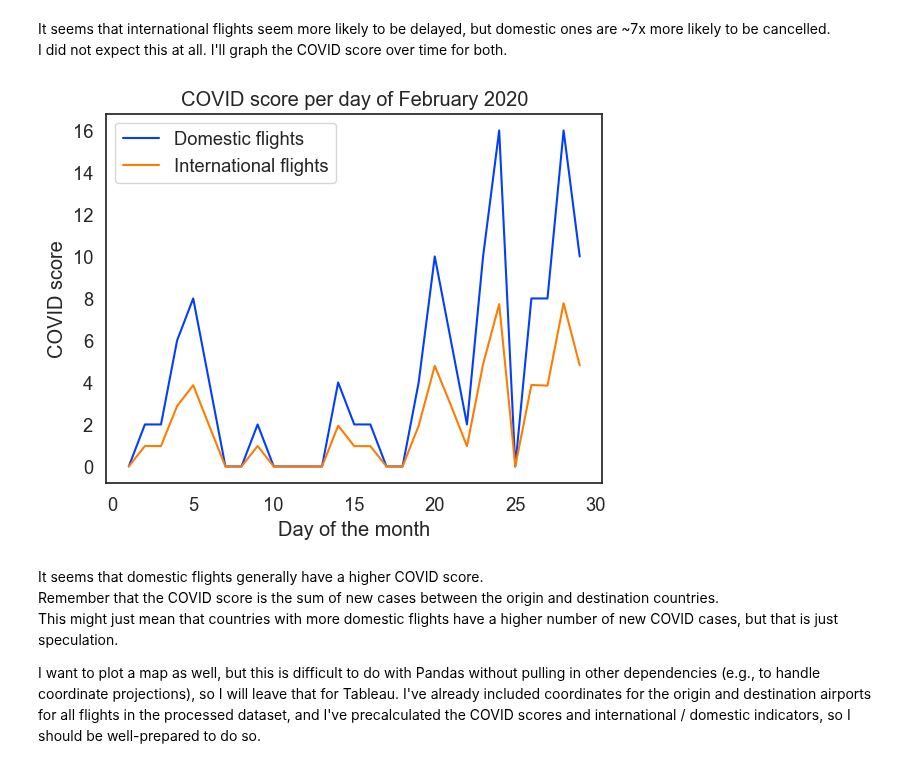
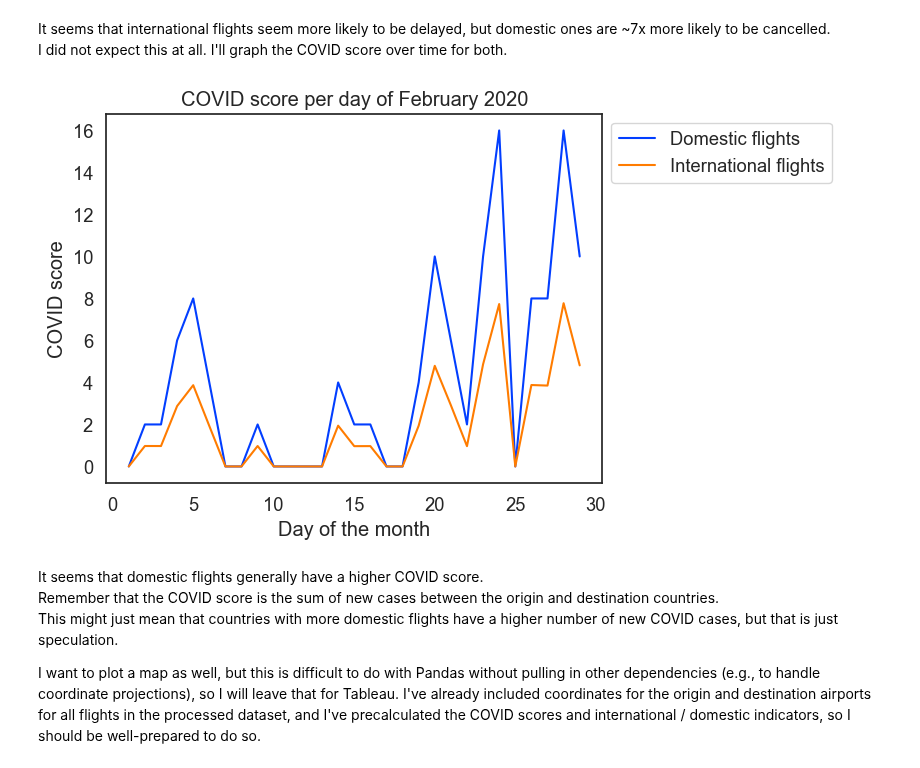
Before and after one commit to ubco-W2022T2-data301/project-group-group05, a Jupyter notebook: analysis/analysis_bradan.ipynb, the cells around one changed output. Saved outputs shown, nothing was run; the diff lists cells and outputs as text; code cells hidden in the pictures.

```diff
--- a/analysis/analysis_bradan.ipynb
+++ b/analysis/analysis_bradan.ipynb
@@ -448,22 +448,22 @@ I did not expect this at all. I'll graph the COVID score over time for both.
 # %%
 import warnings
 warnings.filterwarnings('ignore')
 score_domestic = (df[df['International'] == False]
                   .groupby('Date')
                   .mean(numeric_only=True)
                   .reset_index()
                   .assign(Date=lambda x: pd.to_datetime(x.Date)))
 score_intl = (df[df['International'] == True]
                   .groupby('Date')
                   .mean(numeric_only=True)
                   .reset_index()
                   .assign(Date=lambda x: pd.to_datetime(x.Date)))
 ax = sns.lineplot(score_domestic, x=score_domestic['Date'].dt.day, y='COVID score')
 sns.lineplot(score_intl, x=score_intl['Date'].dt.day, y='COVID score', ax=ax)
 ax.set(title='COVID score per day of February 2020', xlabel='Day of the month', ylabel='COVID score')
-ax.legend(['Domestic flights', '_', 'International flights'], loc='upper left');
+ax.legend(['Domestic flights', '_', 'International flights'], loc='upper left', bbox_to_anchor=(1, 1));
 # %% [output]
-[figure, old version]
+[figure, new version]
 # %% [markdown]
 It seems that domestic flights generally have a higher COVID score.
 Remember that the COVID score is the sum of new cases between the origin and destination countries.
```
Also changed, not shown: parts of 1 cell of this notebook.
